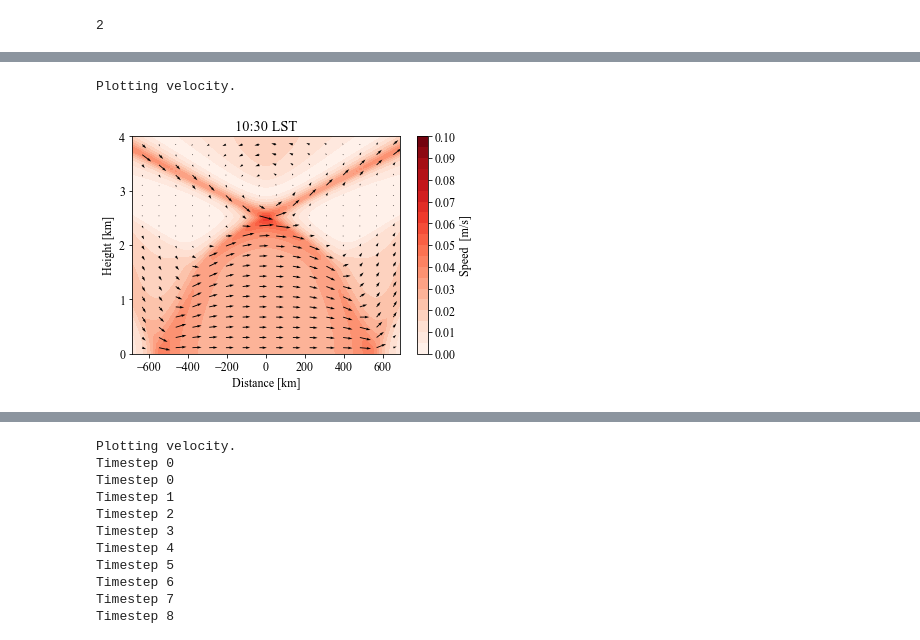
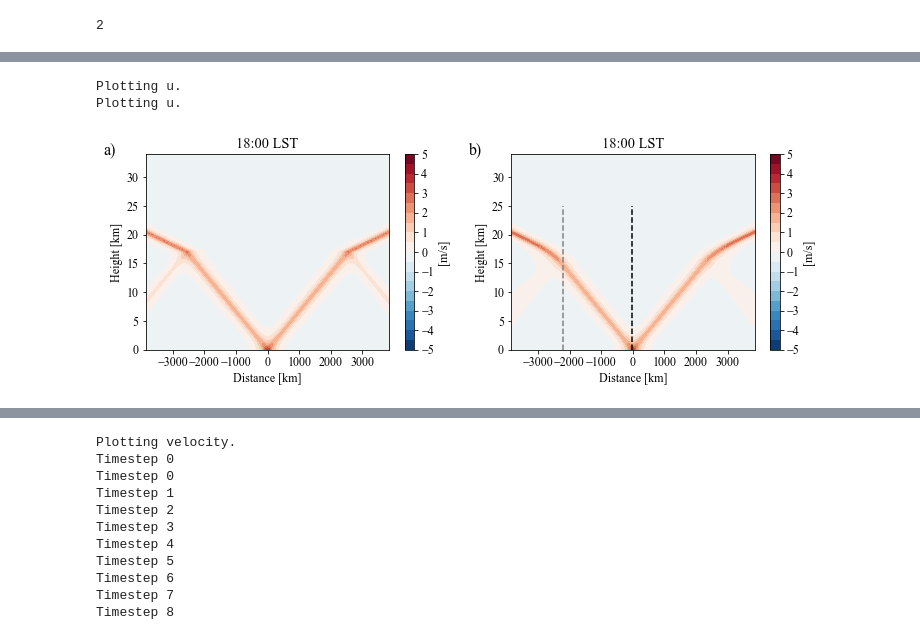
Before and after one commit to eshort0401/rotunno83, a Jupyter notebook: python_scripts/rotunno83.ipynb, the cells around one changed output, grey strips where cells are left out. Drawn from its saved outputs; the diff is of its cells as text; code cells hidden in the pictures.

```diff
--- a/python_scripts/rotunno83.ipynb
+++ b/python_scripts/rotunno83.ipynb
@@ -43,0 +57,14 @@ H2_tl = H2_star_tl / h
+# %%
+# Inversion parameters
+L_star = 50*1e3 # m
+omega = 2*np.pi/(24*3600)
+h = 1*1e3
+h1_star = 2*1e3
+H1 = h1_star/h
+N1 = 0.01
+L = omega*L_star/(N1*h)
+# Q0 = 1.2e-5
+Q0=7.57e-6
+phi = 0
+f = 2*omega*np.sin(phi*np.pi/180)
+A = np.sqrt(1-f**2/omega**2)
@@ -106,3 +120,6 @@ L_star
+# %%
+ds_pwN = xr.open_dataset('../datasets/paper_pwn_YMC_fixed.nc')
+ds_cN = xr.open_dataset('../datasets/paper_cn_YMC_fixed.nc')
 # %%
 omega = 2*np.pi/(24*3600)
 # ds_rotunno_dim = rt.redimensionalise_rotunno(copy.deepcopy(ds_rotunno), h=h, f=f, N=N)
@@ -110,6 +127,6 @@ omega = 2*np.pi/(24*3600)
 # ds_qian_dim = rt.redimensionalise_qian(copy.deepcopy(ds_qian), h=h, N=N, Q0=Atilde*omega**3*h*np.pi)
 # ds_pwN_dim = rt.redimensionalise_qian(copy.deepcopy(ds_pwN), h=h, N=N, Q0=Atilde*omega**3*h*np.pi)
 # ds_cN_dim = rt.redimensionalise_qian(copy.deepcopy(ds_cN), h=h, N=N, Q0=Atilde*omega**3*h*np.pi)
-ds_pwN_dim = rt.redimensionalise_qian(copy.deepcopy(ds_pwN), h=h, N=N, Q0=Q0)
-ds_cN_dim = rt.redimensionalise_qian(copy.deepcopy(ds_cN), h=h, N=N, Q0=Q0)
+ds_pwN_dim = rt.redimensionalise_qian(copy.deepcopy(ds_pwN), h=h, N=N1, Q0=Q0)
+ds_cN_dim = rt.redimensionalise_qian(copy.deepcopy(ds_cN), h=h, N=N1, Q0=Q0)
 # %%
@@ -188,16 +206,15 @@ len(ds_pwN_dim.forcing)
 # %%
-test = ds_cN_dim.sum(dim='mode', keep_attrs=True).isel(forcing=[2]).sum(dim='forcing', keep_attrs=True)
-rt.plotVelocity(test, t=3)
+test1 = ds_pwN_dim.sum(dim='mode', keep_attrs=True).sum(dim='forcing', keep_attrs=True)
+test2 = ds_cN_dim.sum(dim='mode', keep_attrs=True).sum(dim='forcing', keep_attrs=True)
+rt.contComparison(test1, test2, t=4, var='u')
 
-plt.savefig('/home/student.unimelb.edu.au/shorte1/Documents/phd/theory_paper/soln_{}_{}.png'.format('vel', t),
-            dpi=200, bbox_inches='tight', facecolor='white')
-# rt.plotCont(ds_rotunno, var='u',t=8); plt.show()
-# rt.plotCont(ds_test.sum(dim='mode', keep_attrs=True).squeeze(), var='u',t=0); plt.show()
-# rt.plotCont(ds_pwN_dim.sel(mode=[1,2]).sum(dim='mode', keep_attrs=True).squeeze(), var='psi',t=1); plt.show()
-# rt.plotVelocity(ds_rotunno_dim,t=8); plt.show()
+plt.savefig(
+    '/home/student.unimelb.edu.au/shorte1/Documents/phd/theory_paper/YMC_comparison_{}_{}_test.png'.format('vel', 0),
+    dpi=200, bbox_inches='tight', facecolor='white')
 # %% [output]
-Plotting velocity.
+Plotting u.
+Plotting u.
-[figure, old version]
+[figure, new version]
 # %%
 t=9
 # %%
```
Also changed, not shown: parts of 28 cells of this notebook, 5 other files.
